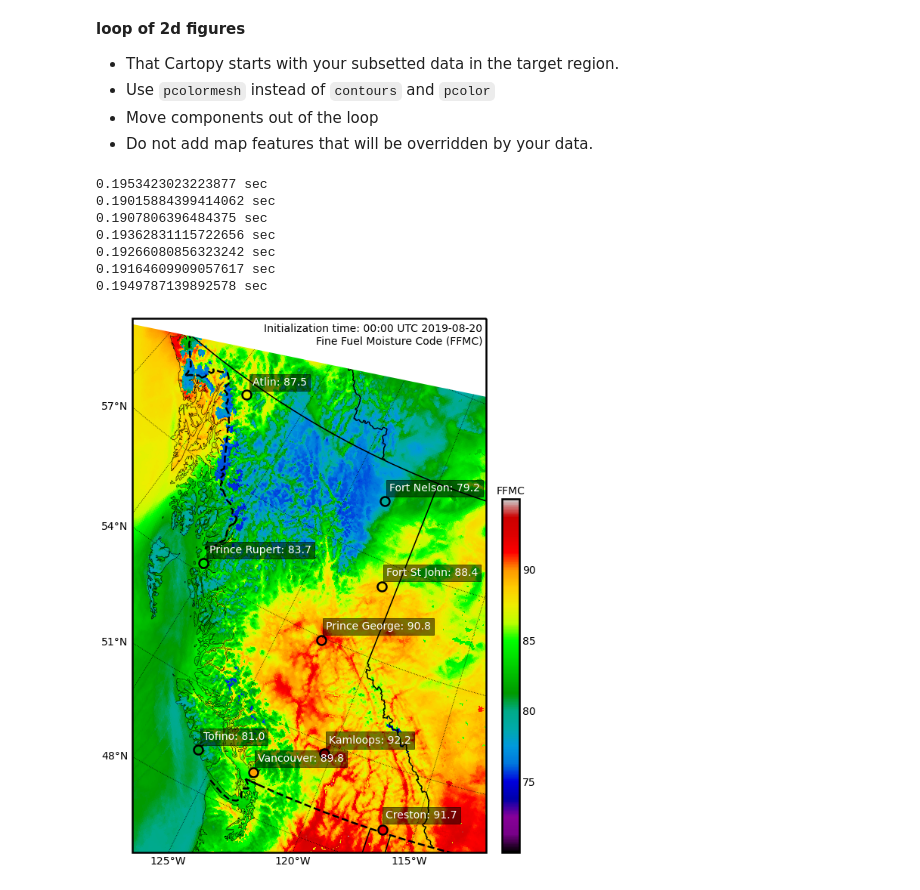
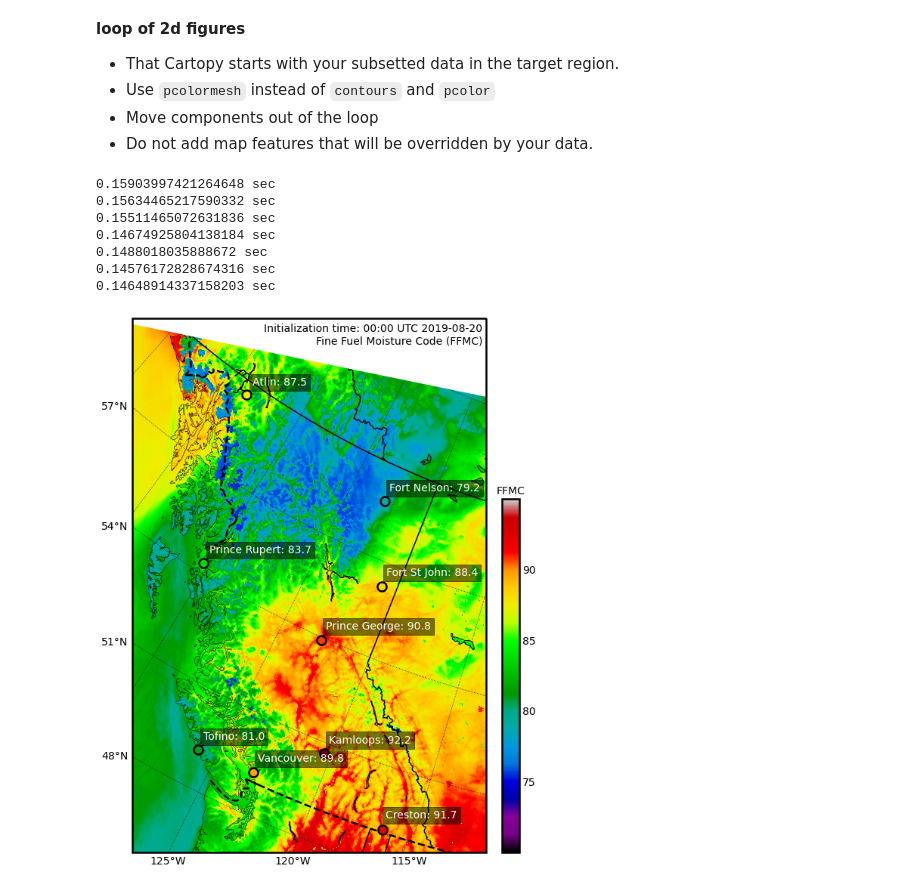
Before and after one commit to yingkaisha/homework, a Jupyter notebook: Python_Practice/Cartopy_stereo_FFMC.ipynb, the cells around one changed output. Cells and saved outputs as stored; diff of their text form; code cells hidden in the pictures.

```diff
--- a/Python_Practice/Cartopy_stereo_FFMC.ipynb
+++ b/Python_Practice/Cartopy_stereo_FFMC.ipynb
@@ -32,7 +32,7 @@ from mpl_toolkits.axes_grid1.inset_locator import inset_axes
 
 data obtained from WFRT.
 # %%
-filename = glob('_data/*.zarr.zip')[0]
+filename = glob('../_data/*.zarr.zip')[0]
 # %%
 with zarr.open(filename) as group_io:
     print(group_io._info)
@@ -138,7 +138,7 @@ for i in range(len(times)):
 
     # ----- cartopy features (scale_param = 10 m) ----- #
     ax.set_extent(edge, ccrs.PlateCarree())
-    ax.add_feature(cfeature.LAKES.with_scale(scale_param), facecolor='none', linewidth=1.5, edgecolor='k')
+    ax.add_feature(cfeature.LAKES.with_scale(scale_param), facecolor='none', linewidth=1.0, edgecolor='k', zorder=5)
     ax.add_feature(cfeature.COASTLINE.with_scale(scale_param), edgecolor='k', linewidth=0.5, zorder=4)
     ax.add_feature(cfeature.BORDERS.with_scale(scale_param), linestyle='--', linewidth=2.5, zorder=4)
     ax.add_feature(PROVINCE, edgecolor='k', linestyle='-', linewidth=1.5, zorder=4)
@@ -165,38 +165,38 @@ for i in range(len(times)):
 
     # ----- pcolormesh ----- #
     CS = ax.pcolormesh(xlon, xlat, F0, vmin=minmax[0], vmax=minmax[1], cmap=firemap, transform=ccrs.PlateCarree(), zorder=4)
 
     # ----- station labels ----- #
     for stnname, stnloc in stns.items():
         # annotation location subtracted from latitudes
         lat_pad = 0.35 # <----- scaled by figsize=(13, 13)
 
         # scatter with color repreents the F value
         ax.scatter(stnloc[0], stnloc[1], c=F0[stnloc[2], stnloc[3]], vmin=minmax[0], vmax=minmax[1], cmap=firemap,
                    marker='o', s=12*12, edgecolor='k', linewidth=2.5, transform=ccrs.PlateCarree(), zorder=5)
         # station name and F value
         ax.annotate(stnname+': {:.1f}'.format(F0[stnloc[2], stnloc[3]]), xy=stnloc[:2], color='w', fontsize=14,
                     xytext=(stnloc[0], stnloc[1]+lat_pad), bbox=dict(fc='k', alpha=0.5),
                     xycoords=ccrs.PlateCarree()._as_mpl_transform(ax), zorder=5)
 
     # ----- colorbar ----- #
     ax_base = fig.add_axes([0.785, 0.125, 0.05, 0.5]) # <----- scaled by figsize=(13, 13)
     [j.set_linewidth(0) for j in ax_base.spines.values()]
     ax_base.tick_params(axis='both', left=False, top=False, right=False, bottom=False, \
                         labelleft=False, labeltop=False, labelright=False, labelbottom=False)
     cax = inset_axes(ax_base, width='50%', height='100%', borderpad=0, loc=6)
     CBar = plt.colorbar(CS, orientation='vertical', cax=cax)
     CBar.ax.set_title('FFMC', fontsize=14)
     CBar.ax.tick_params(axis='y', labelsize=14, direction='in', length=0)
     CBar.outline.set_linewidth(2.5)
 
     print("%s sec" % (time.time() - start_time))
 # %% [output]
-0.1953423023223877 sec
-0.19015884399414062 sec
-0.1907806396484375 sec
-0.19362831115722656 sec
-0.19266080856323242 sec
-0.19164609909057617 sec
-0.1949787139892578 sec
+0.15903997421264648 sec
+0.15634465217590332 sec
+0.15511465072631836 sec
+0.14674925804138184 sec
+0.1488018035888672 sec
+0.14576172828674316 sec
+0.14648914337158203 sec
-[figure, old version]
+[figure, new version]
```
Also changed, not shown: parts of 1 cell of this notebook.
